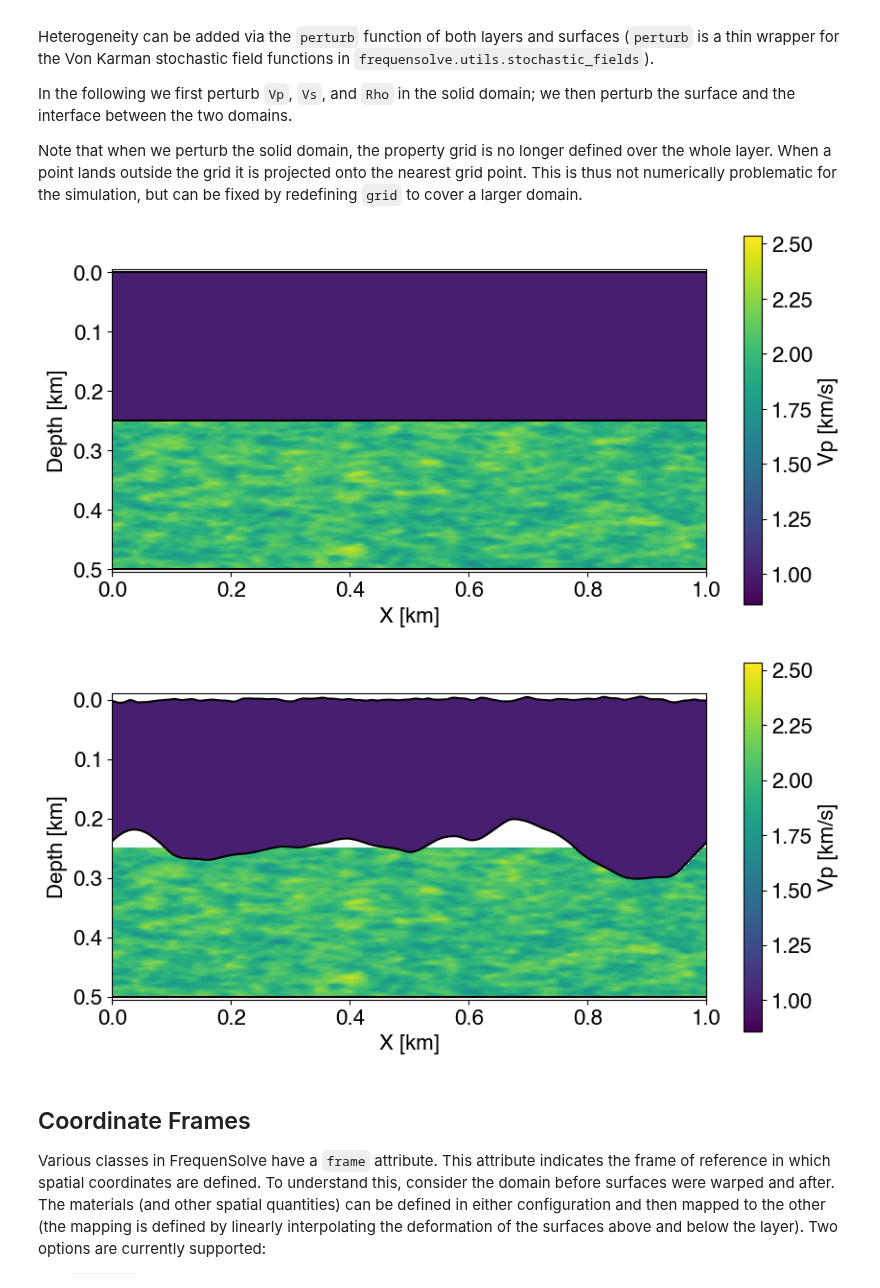
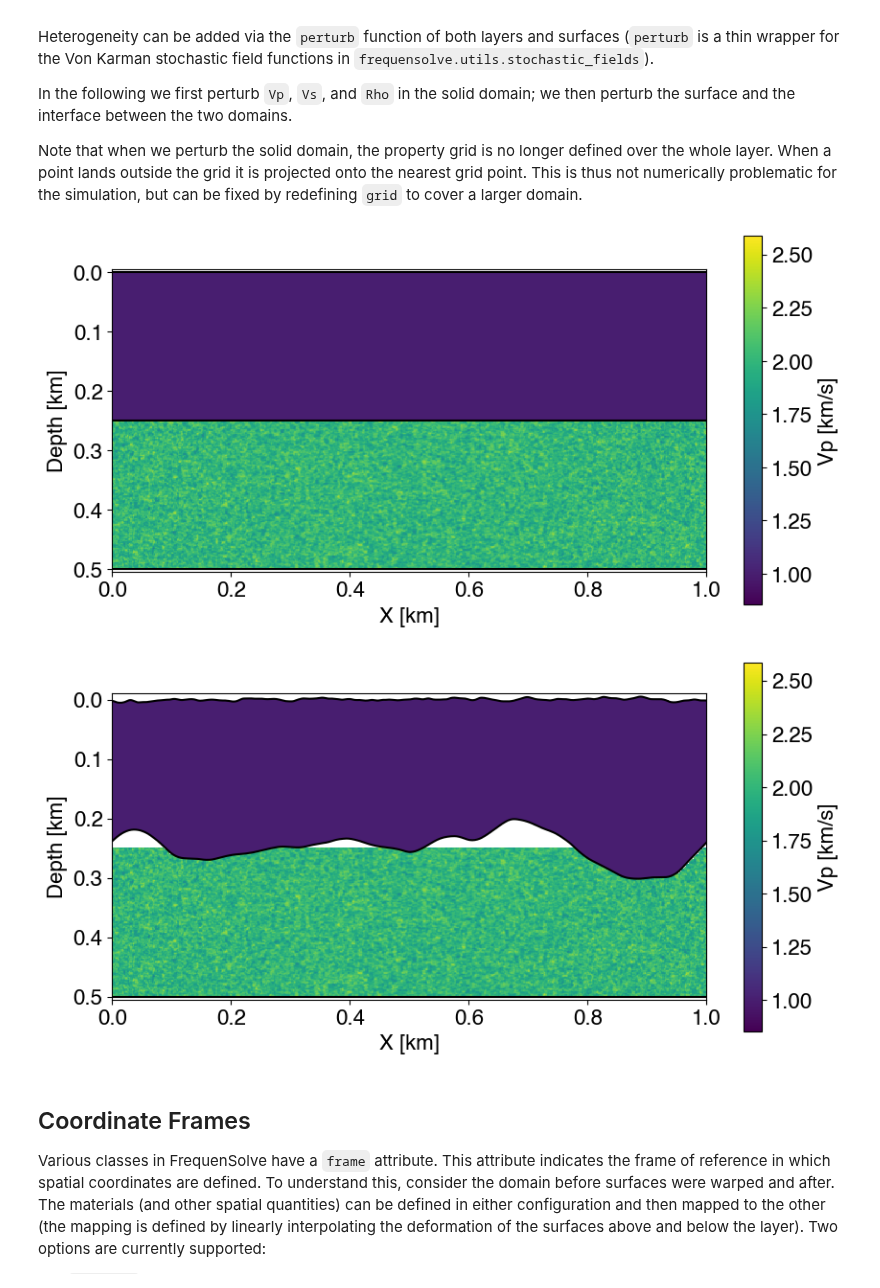
Before and after one commit to FrequenSol/FrequenSolve, a Jupyter notebook: examples/ex02_coupled.ipynb, the cells around one changed output. Saved outputs shown, nothing was run; the diff lists cells and outputs as text; code cells hidden in the pictures.

```diff
--- a/examples/ex02_coupled.ipynb
+++ b/examples/ex02_coupled.ipynb
@@ -88,37 +88,37 @@ grid = xr.DataArray(dims=["x", "z"],
  # Seed is the random-number generator seed, its value doesn't
  # particularly matter but is fixed here for reproducability
 layer2.perturb(property=["Vs", "Vp", "Rho"],
                std=0.1,
-               L0=0.003,
+               L0=0.001,
                nu=0.5,
-               anisotropy=[3.0, 1.0],
+               anisotropy=[1.0, 1.0],
                xarr=grid,
                seed = 12)
 
 model.plot("Vp",figsize=(10,5),fontsize=16,aspect="equal")
 
 surface = model.surfaces["top"]
 interface = model.surfaces["interface"]
 
 grid = xr.DataArray(dims=["x"],
                     coords={"x": np.linspace(0.0, 1.0, 501)})
 
 surface.perturb(std=0.002,
                   L0=0.005,
                   nu=1,
                   xarr=grid,
                   seed = 20)
 
 interface.perturb(std=0.025,
                   L0=0.05,
                   nu=0.5,
                   xarr=grid,
                   seed = 15)
 
 model.plot("Vp",figsize=(10,5),fontsize=16,aspect="equal")
 # %% [output]
-[figure, old version]
+[figure, new version]
-[figure, old version]
+[figure, new version]
 # %% [markdown]
 ## Coordinate Frames
 
```
Also changed, not shown: parts of 1 cell of this notebook, 20 other files.
